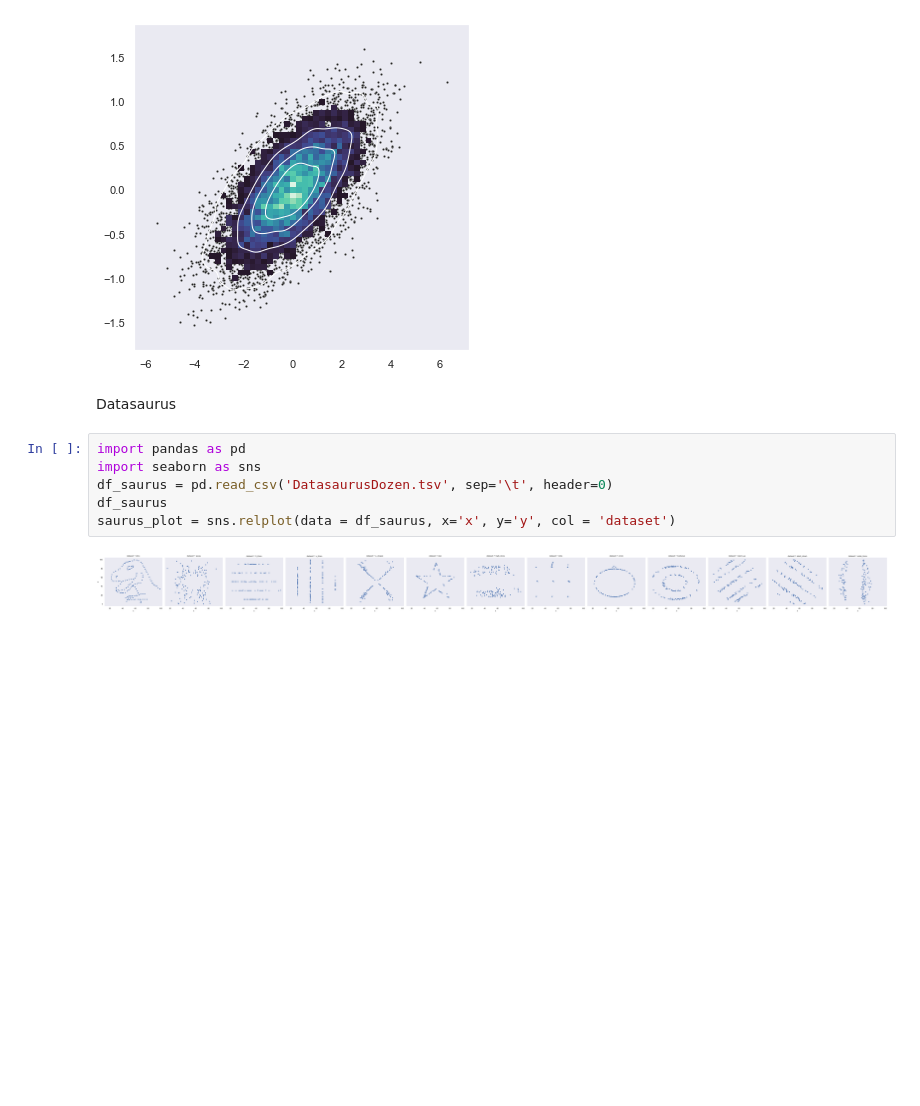
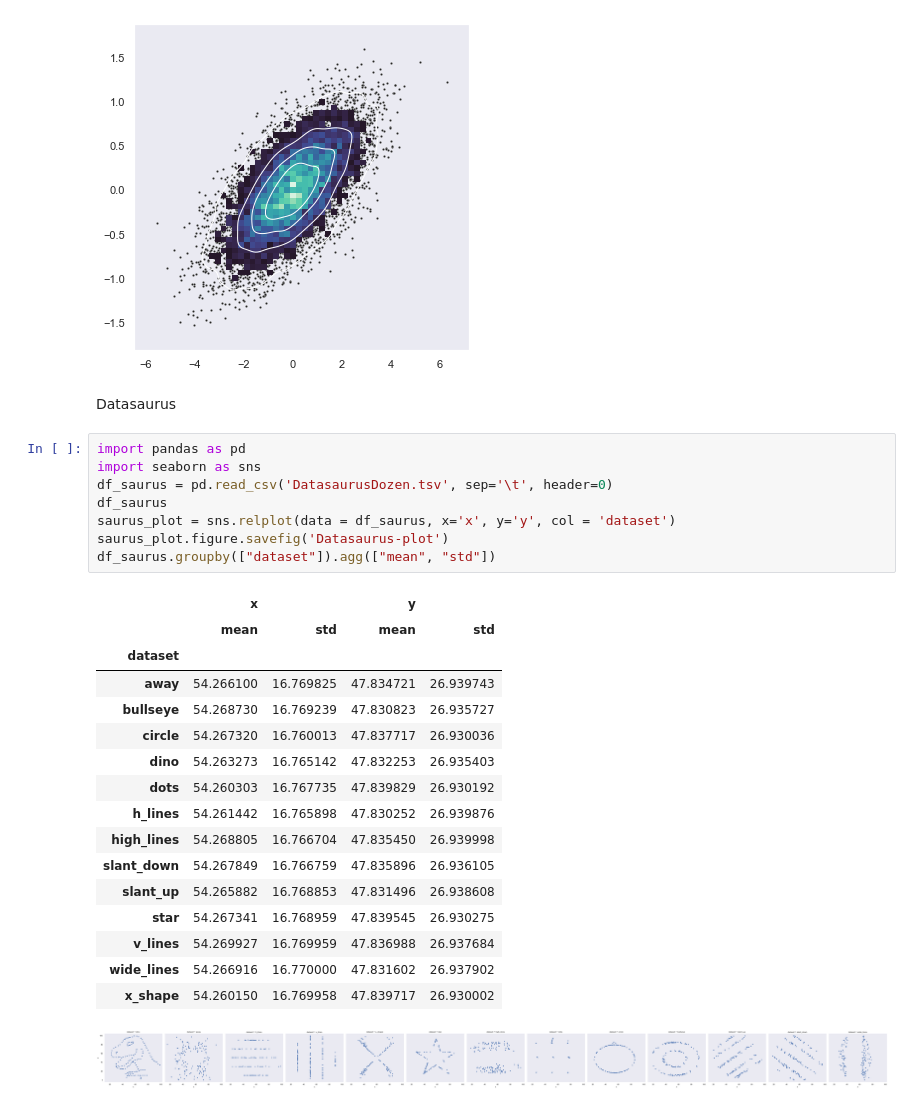
Before and after one commit to jasperjjhe/Oxbridge-CamTrad-Data-Science-2022, a Jupyter notebook: main-in-class-work.ipynb, the cells around one changed output. Cells and saved outputs as stored; diff of their text form; blank space fills up the shorter version.

```diff
--- a/main-in-class-work.ipynb
+++ b/main-in-class-work.ipynb
@@ -137,8 +137,26 @@ Datasaurus
 # %%
 import pandas as pd
 import seaborn as sns
 df_saurus = pd.read_csv('DatasaurusDozen.tsv', sep='\t', header=0)
 df_saurus
 saurus_plot = sns.relplot(data = df_saurus, x='x', y='y', col = 'dataset')
+saurus_plot.figure.savefig('Datasaurus-plot')
+df_saurus.groupby(["dataset"]).agg(["mean", "std"])
 # %% [output]
+|  | x |  | y |  |
+|  | mean | std | mean | std |
+| dataset |  |  |  |  |
+| away | 54.266100 | 16.769825 | 47.834721 | 26.939743 |
+| bullseye | 54.268730 | 16.769239 | 47.830823 | 26.935727 |
+| circle | 54.267320 | 16.760013 | 47.837717 | 26.930036 |
+| dino | 54.263273 | 16.765142 | 47.832253 | 26.935403 |
+| dots | 54.260303 | 16.767735 | 47.839829 | 26.930192 |
+| h_lines | 54.261442 | 16.765898 | 47.830252 | 26.939876 |
+| high_lines | 54.268805 | 16.766704 | 47.835450 | 26.939998 |
+| slant_down | 54.267849 | 16.766759 | 47.835896 | 26.936105 |
+| slant_up | 54.265882 | 16.768853 | 47.831496 | 26.938608 |
+| star | 54.267341 | 16.768959 | 47.839545 | 26.930275 |
+| v_lines | 54.269927 | 16.769959 | 47.836988 | 26.937684 |
+| wide_lines | 54.266916 | 16.770000 | 47.831602 | 26.937902 |
+| x_shape | 54.260150 | 16.769958 | 47.839717 | 26.930002 |
 [figure]
```
Also changed, not shown: 2 other files.
